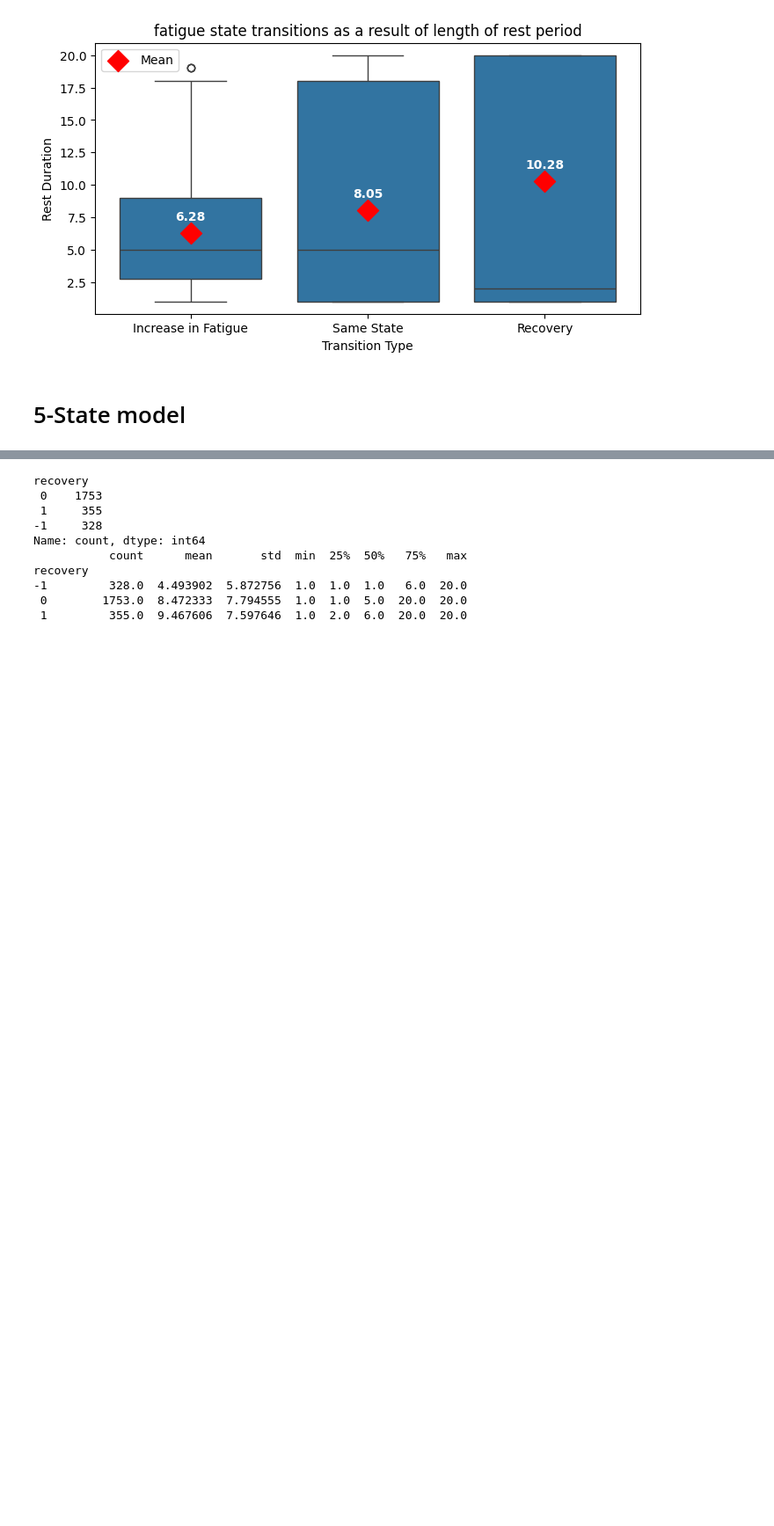
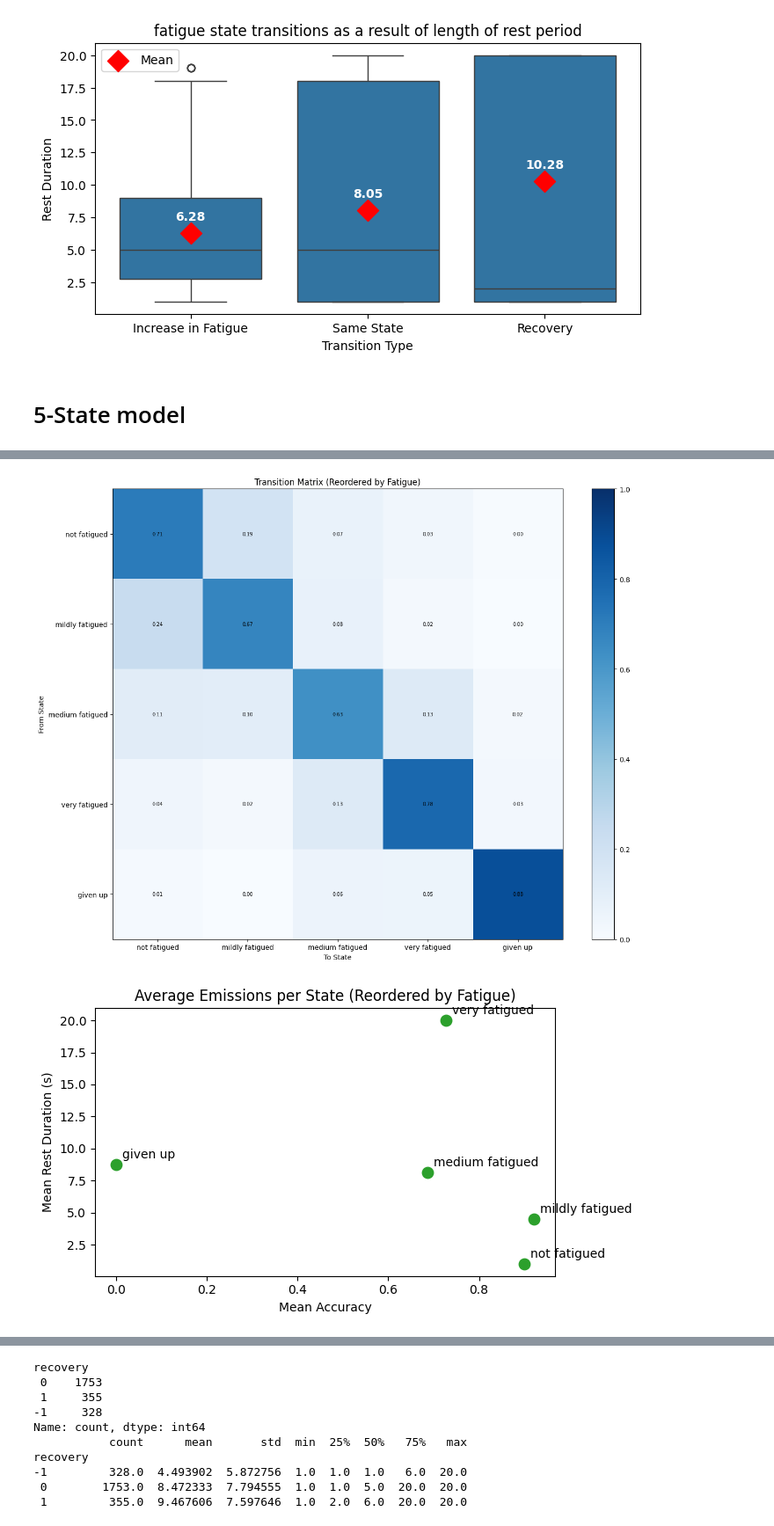
Before and after one commit to nklevak/CognitiveFatigue_TaskSpecificity, a Jupyter notebook: HMM_modeling/hmmlearn_implementation/2_analyze_pooled_model.ipynb, the cells around one changed output, grey strips where cells are left out. Shown at 88% size. Cells and saved outputs as stored; diff of their text form; code cells hidden in the pictures; blank space fills up the shorter version.

```diff
--- a/HMM_modeling/hmmlearn_implementation/2_analyze_pooled_model.ipynb
+++ b/HMM_modeling/hmmlearn_implementation/2_analyze_pooled_model.ipynb
@@ -395,0 +395,76 @@ for idx, state_idx in enumerate(state_order):
+# %%
+curr_model = models_data['5-state']['model']
+rest_means = curr_model.means_[:, 1] * scaling_factor
+acc_means = curr_model.means_[:, 0]
+# state_order = np.argsort(acc_means)
+
+for i, _ in enumerate(rest_means):
+    acc = acc_means[i]
+    rest = rest_means[i]
+
+    state_name = f"STATE-{i}"
+    print(f"  {state_name}: accuracy={acc:.3f}, rest={rest:.1f} trials")
+
+# original ordering:
+#   STATE-0: accuracy=0.901, rest=1.0 trials
+#   STATE-1: accuracy=0.687, rest=8.2 trials
+#   STATE-2: accuracy=0.000, rest=8.8 trials
+#   STATE-3: accuracy=0.922, rest=4.5 trials
+#   STATE-4: accuracy=0.728, rest=20.0 trials
+
+# Get fatigue order (from least to most fatigued)
+fatigue_order = [0,3,1,4,2]
+fatigue_labels = ["not fatigued","mildly fatigued","medium fatigued","very fatigued","given up"]
+
+# Reorder transition matrix
+transmat = curr_model.transmat_
+transmat_reordered = transmat[np.ix_(fatigue_order, fatigue_order)]
+
+# Reorder means and covariances
+means_reordered = curr_model.means_[fatigue_order]
+print(means_reordered)
+if hasattr(curr_model, "covars_"):
+    covars_reordered = curr_model.covars_[fatigue_order]
+else:
+    covars_reordered = None
+
+# print re-ordered
+for i, _ in enumerate(means_reordered):
+    acc = means_reordered[i,0]
+    rest = means_reordered[i,1]
+
+    state_name = f"{fatigue_labels[i]}"
+    print(f"{state_name}: accuracy={acc:.3f}, rest={rest:.1f} trials")
+
+# Plot transition matrix
+plt.figure(figsize=(15, 10))
+im = plt.imshow(transmat_reordered, cmap="Blues", vmin=0, vmax=1)
+plt.colorbar(im, fraction=0.046, pad=0.04)
+plt.title("Transition Matrix (Reordered by Fatigue)")
+plt.xlabel("To State")
+plt.ylabel("From State")
+plt.xticks(range(len(fatigue_order)), [f"{fatigue_labels[i]}" for i in range(len(fatigue_order))])
+plt.yticks(range(len(fatigue_order)), [f"{fatigue_labels[i]}" for i in range(len(fatigue_order))])
+for i in range(len(fatigue_order)):
+    for j in range(len(fatigue_order)):
+        plt.text(j, i, f"{transmat_reordered[i, j]:.2f}", ha="center", va="center", color="k", fontsize=7)
+plt.tight_layout()
+plt.show()
+
+# Plot average emissions per state (reordered)
+fig, ax = plt.subplots(figsize=(7, 4))
+acc_means = means_reordered[:, 0]
+rest_means_plot = means_reordered[:, 1] * scaling_factor
+
+scatter = ax.scatter(acc_means, rest_means_plot, color='C2', s=80)
+
+# Annotate each point
+for i, (x, y) in enumerate(zip(acc_means, rest_means_plot)):
+    ax.annotate(f"{fatigue_labels[i]}", (x, y), textcoords="offset points", xytext=(5,5), ha='left', fontsize=10)
+
+ax.set_xlabel("Mean Accuracy")
+ax.set_ylabel("Mean Rest Duration (s)")
+ax.set_title("Average Emissions per State (Reordered by Fatigue)")
+plt.tight_layout()
+plt.show()
+# %% [output]
@@ -396 +486,3 @@ for idx, state_idx in enumerate(state_order):
+[figure, added]
+[figure, added]
 # %%
```
Also changed, not shown: parts of 9 cells of this notebook, 1 other file.
